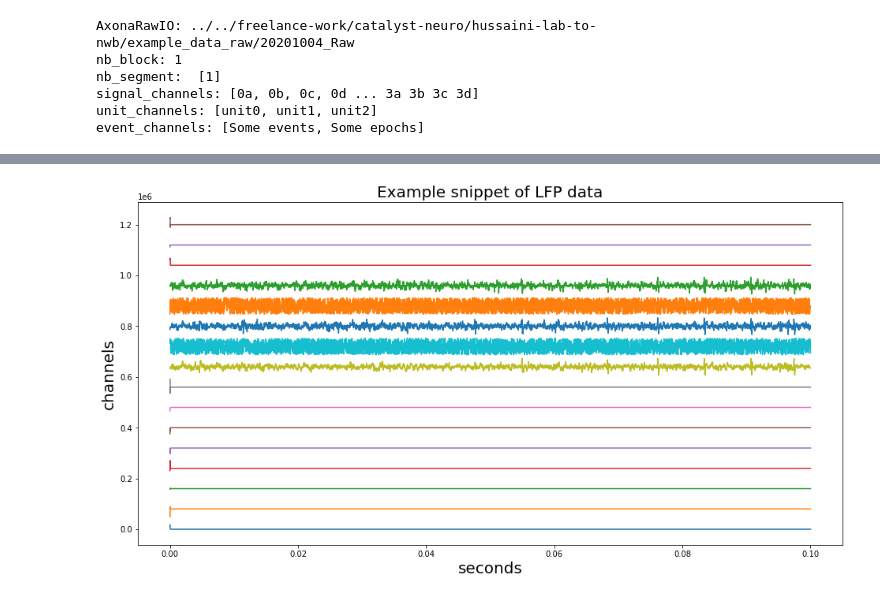
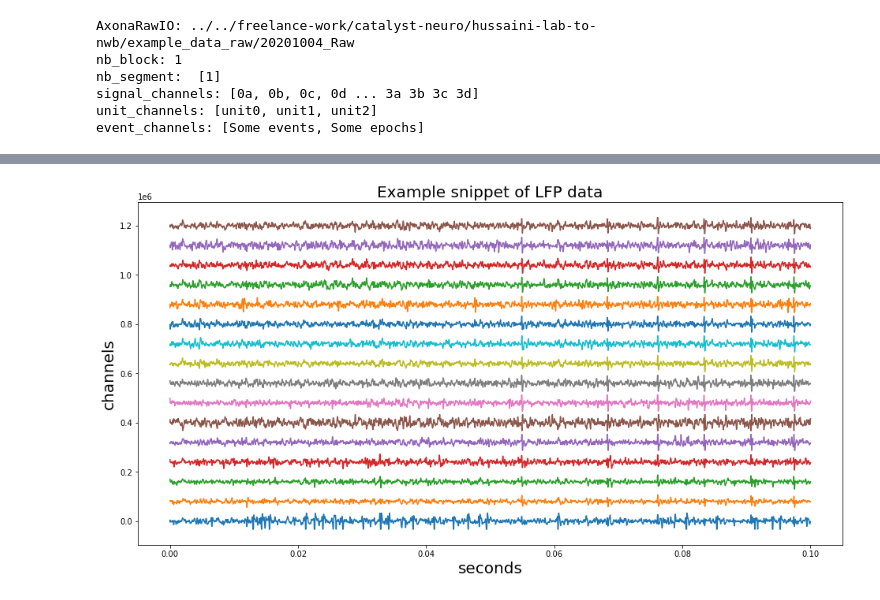
Before and after one commit to NeuralEnsemble/python-neo, a Jupyter notebook: read_axona_bin_cont.ipynb, the cells around one changed output, grey strips where cells are left out. Saved outputs shown, nothing was run; the diff lists cells and outputs as text; code cells hidden in the pictures.

```diff
--- a/read_axona_bin_cont.ipynb
+++ b/read_axona_bin_cont.ipynb
@@ -530,4 +456,4 @@ array([[ 1.6808e+04,  5.1360e+03,  2.4380e+03, ...,  0.0000e+00,
 # %%
-plot_data_snippet(raw_sigs, start_idx=0, end_idx=4800, Fs=48000, Nch=16)
+plot_data_snippet(raw_sigs.T, start_idx=0, end_idx=4800, Fs=48000, Nch=16)
 # %% [output]
-[figure, old version]
+[figure, new version]
```
Also changed, not shown: parts of 58 cells of this notebook.
